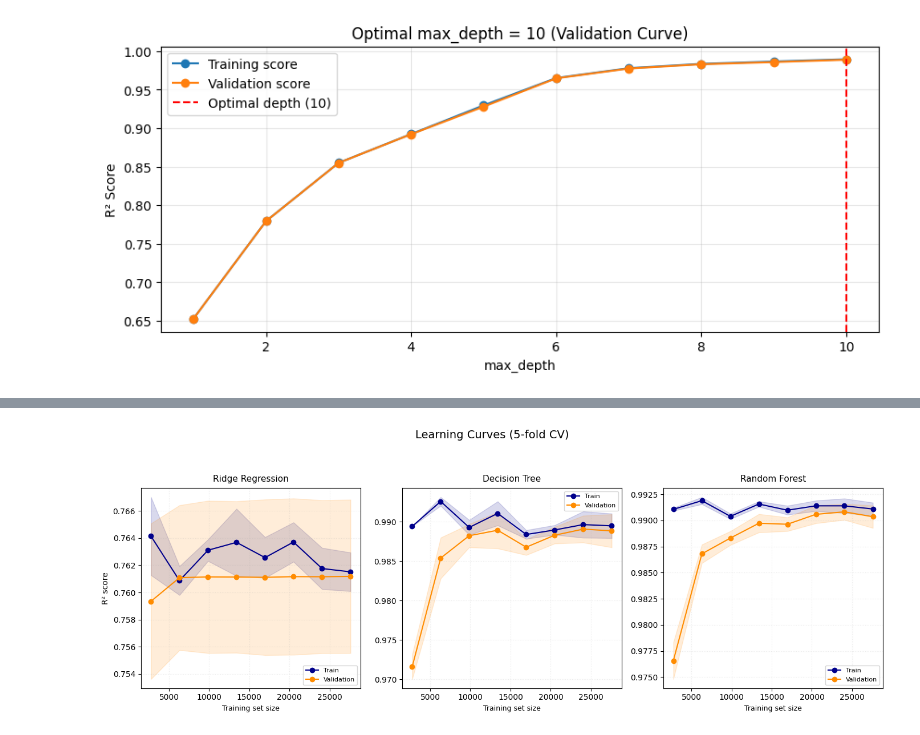
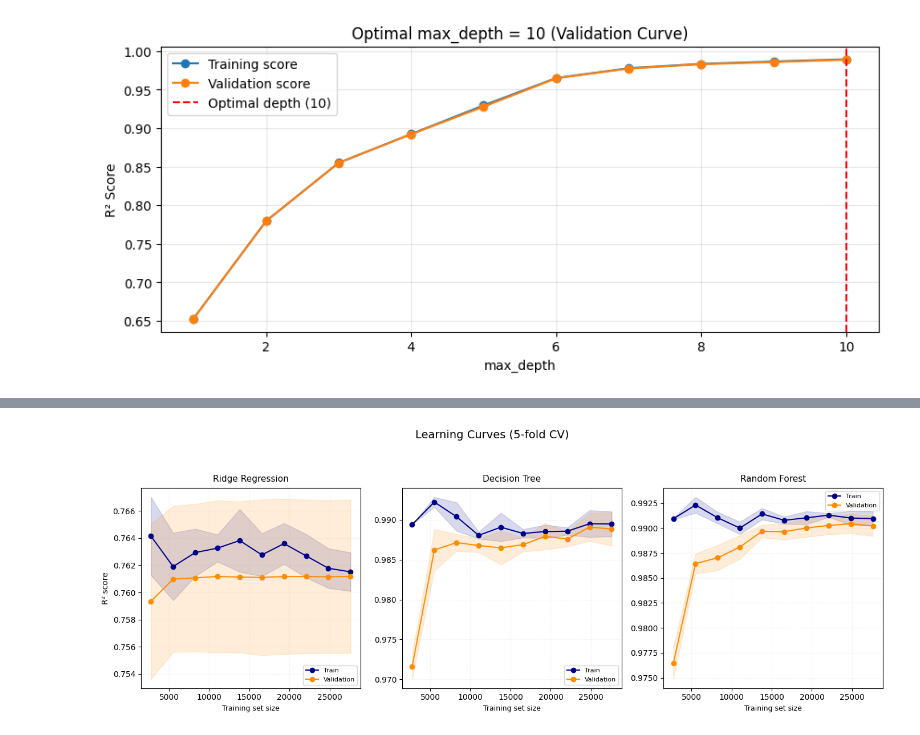
Before and after one commit to ZandomeneghiChiara/AirQuality_Altamura, a Jupyter notebook: Altamura_AQ.ipynb, the cells around one changed output, grey strips where cells are left out. Cells and saved outputs as stored; diff of their text form; code cells hidden in the pictures.

```diff
--- a/Altamura_AQ.ipynb
+++ b/Altamura_AQ.ipynb
@@ -328,11 +447,11 @@ dtype: float64
 # %%
 #DATA VISUALIZATION
-colors = ['forestgreen', 'crimson', 'darkorange', 'teal', 'mediumvioletred', 'royalblue', 'purple']
+colors = ['forestgreen', 'crimson', 'darkorange', 'teal', 'mediumvioletred', 'royalblue']
 
-plt.figure(figsize=(20, 10))
+plt.figure(figsize=(16, 8))
 
 for i, (pollutant, color) in enumerate(zip(pollutants, colors)):
-    plt.subplot(2, 4, i+1)
+    plt.subplot(2, 3, i+1)
 
     # Plot the histogram + KDE
     sns.histplot( aq_df[pollutant], kde=True, color=color, bins=30 )
@@ -350,7 +469,7 @@ for i, (pollutant, color) in enumerate(zip(pollutants, colors)):
     plt.xlim(data_min - margin, data_max + margin)
 
     # Improve title (full name + units if you have them)
-    plt.title(f'Distribution of {pollutant}', fontsize=11)
+    plt.title(f'AQ Distribution for {pollutant}', fontsize=11)
 
     # Optional: better x-label
     plt.xlabel(pollutant)
@@ -841,49 +1069,44 @@ PM2.5: 89.08%
 plt.figure(figsize=(14, 5))  # slightly wider to fit 3 subplots comfortably
 
 # You can adjust num_points based on dataset size & patience
-num_points = 8                # good balance: 8–12 points
-train_sizes = np.linspace(0.1, 1.0, num_points)   # starts earlier → better low-data behavior
+num_points = 10
+train_sizes = np.linspace(0.1, 1.0, num_points)
 
 for i, (name, model) in enumerate(models.items(), 1):
-    # Generate learning curve data
     train_sizes_abs, train_scores, test_scores = learning_curve(
         model, X_train, y_train, cv=5, scoring='r2',
-        train_sizes=train_sizes,   # now using more points
-        n_jobs=-1,                 # ← use all cores → much faster!
-        random_state=42,           # for reproducibility (optional but good)
-        verbose=0
-    )
+        train_sizes=train_sizes, n_jobs=-1, random_state=42, verbose=0)
 
     # Average scores across folds
     train_mean = np.mean(train_scores, axis=1)
     train_std  = np.std(train_scores, axis=1)
     test_mean  = np.mean(test_scores, axis=1)
     test_std   = np.std(test_scores, axis=1)
 
     # Plot
     plt.subplot(1, len(models), i)
 
     # Training curve with fill_between for variability
     plt.plot(train_sizes_abs, train_mean, 'o-', color='darkblue', label='Train')
     plt.fill_between(train_sizes_abs, train_mean - train_std, train_mean + train_std,
                      alpha=0.15, color='darkblue')
 
     # Validation curve
     plt.plot(train_sizes_abs, test_mean, 'o-', color='darkorange', label='Validation')
     plt.fill_between(train_sizes_abs, test_mean - test_std, test_mean + test_std,
                      alpha=0.15, color='darkorange')
 
     plt.title(name, fontsize=11, pad=8)
     plt.xlabel('Training set size', fontsize=9)
     if i == 1:
         plt.ylabel('R² score', fontsize=10)
 
     plt.legend(loc='best', fontsize=8)
     plt.grid(True, alpha=0.25, linestyle=':')
 
 
 plt.suptitle('Learning Curves (5-fold CV)', fontsize=14, y=1.02)
 plt.tight_layout(rect=[0, 0, 1, 0.96])
 plt.show()
 # %% [output]
-[figure, old version]
+[figure, new version]
```
Also changed, not shown: parts of 57 cells of this notebook.
